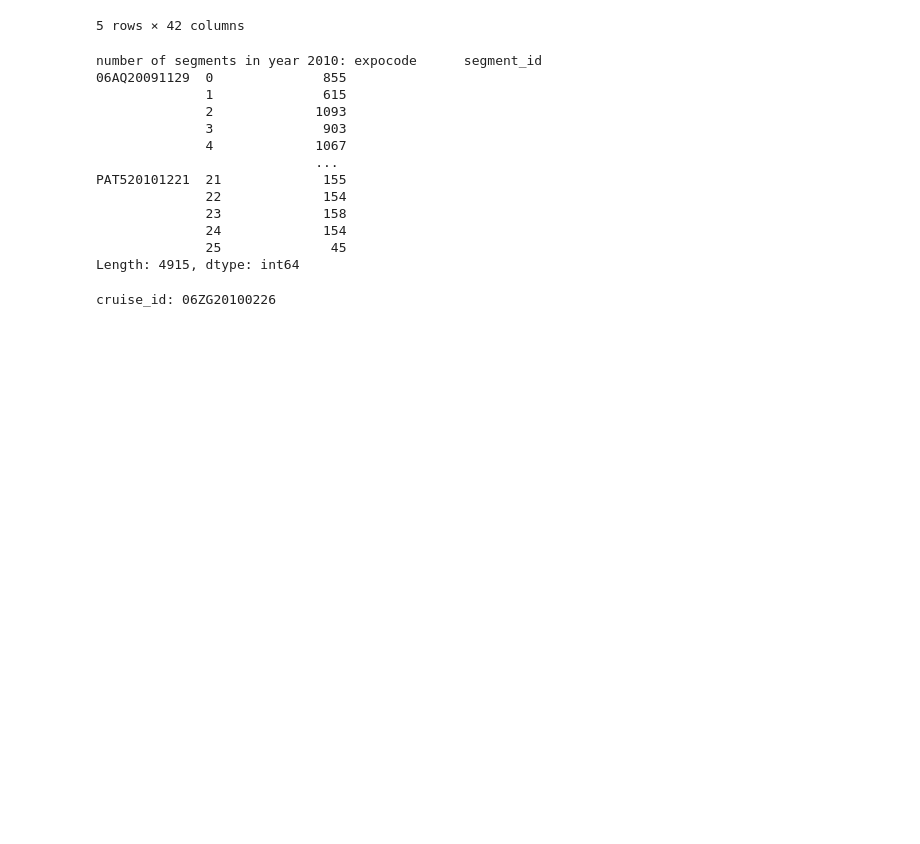
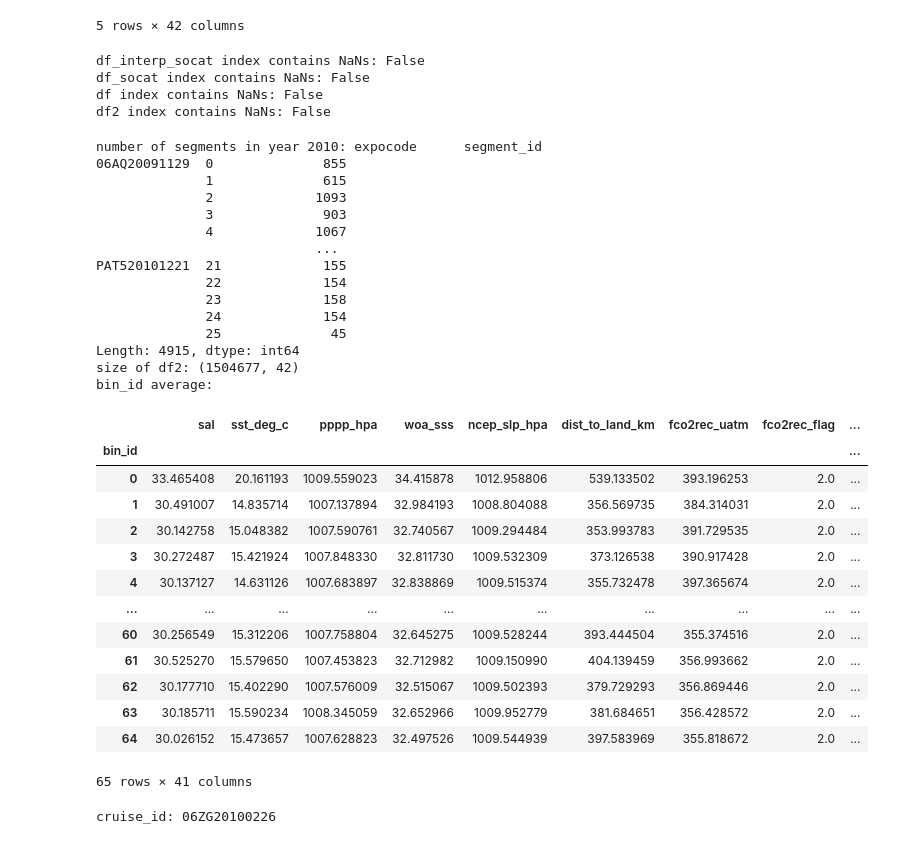
Before and after one commit to ebrusoni/fco2diffusion, a Jupyter notebook: notebooks/read_augmented_set.ipynb, the cells around one changed output. Drawn from its saved outputs; the diff is of its cells as text; code cells hidden in the pictures; blank space fills up the shorter version.

```diff
--- a/notebooks/read_augmented_set.ipynb
+++ b/notebooks/read_augmented_set.ipynb
@@ -124,22 +120,52 @@ df2.head()
 |  |  | -54.3961 | 205.4186 | 33.864 | 7.767 | 981.0 | 34.074 | 978.1 | 1000.0 | ... |
 |  |  | -54.3958 | 205.4185 | 33.865 | 7.756 | 981.0 | 34.074 | 978.1 | 1000.0 | ... |
 5 rows × 42 columns
+# %%
+
+print("df_interp_socat index contains NaNs:", df_interp_socat.index.get_level_values('time_1d').isna().any())
+print("df_socat index contains NaNs:", df_socat.index.get_level_values('time_1d').isna().any())
+print("df index contains NaNs:", df.index.get_level_values('time_1d').isna().any())
+print("df2 index contains NaNs:", df2.index.get_level_values('time_1d').isna().any())
+# %% [output]
+df_interp_socat index contains NaNs: False
+df_socat index contains NaNs: False
+df index contains NaNs: False
+df2 index contains NaNs: False
 # %%
 print(f"number of segments in year {year}:", df2.groupby([pd.Grouper(level=0), 'segment_id']).size())
+print(f"size of df2:", df2.shape)
+print(f"bin_id average:")
+df2.groupby('bin_id').mean()
 # %% [output]
 number of segments in year 2010: expocode      segment_id
 06AQ20091129  0              855
               1              615
               2             1093
               3              903
               4             1067
                             ...
 PAT520101221  21             155
               22             154
               23             158
               24             154
               25              45
 Length: 4915, dtype: int64
+size of df2: (1504677, 42)
+bin_id average:
+|  | sal | sst_deg_c | pppp_hpa | woa_sss | ncep_slp_hpa | dist_to_land_km | fco2rec_uatm | fco2rec_flag | ... |
+| bin_id |  |  |  |  |  |  |  |  | ... |
+| 0 | 33.465408 | 20.161193 | 1009.559023 | 34.415878 | 1012.958806 | 539.133502 | 393.196253 | 2.0 | ... |
+| 1 | 30.491007 | 14.835714 | 1007.137894 | 32.984193 | 1008.804088 | 356.569735 | 384.314031 | 2.0 | ... |
+| 2 | 30.142758 | 15.048382 | 1007.590761 | 32.740567 | 1009.294484 | 353.993783 | 391.729535 | 2.0 | ... |
+| 3 | 30.272487 | 15.421924 | 1007.848330 | 32.811730 | 1009.532309 | 373.126538 | 390.917428 | 2.0 | ... |
+| 4 | 30.137127 | 14.631126 | 1007.683897 | 32.838869 | 1009.515374 | 355.732478 | 397.365674 | 2.0 | ... |
+| ... | ... | ... | ... | ... | ... | ... | ... | ... | ... |
+| 60 | 30.256549 | 15.312206 | 1007.758804 | 32.645275 | 1009.528244 | 393.444504 | 355.374516 | 2.0 | ... |
+| 61 | 30.525270 | 15.579650 | 1007.453823 | 32.712982 | 1009.150990 | 404.139459 | 356.993662 | 2.0 | ... |
+| 62 | 30.177710 | 15.402290 | 1007.576009 | 32.515067 | 1009.502393 | 379.729293 | 356.869446 | 2.0 | ... |
+| 63 | 30.185711 | 15.590234 | 1008.345059 | 32.652966 | 1009.952779 | 381.684651 | 356.428572 | 2.0 | ... |
+| 64 | 30.026152 | 15.473657 | 1007.628823 | 32.497526 | 1009.544939 | 397.583969 | 355.818672 | 2.0 | ... |
+65 rows × 41 columns
 # %%
 expocodes = df.index.get_level_values(0).unique()
 cruise_id = expocodes[7]#'49UF20100414'#
```
Also changed, not shown: parts of 16 cells of this notebook, 9 other files.
